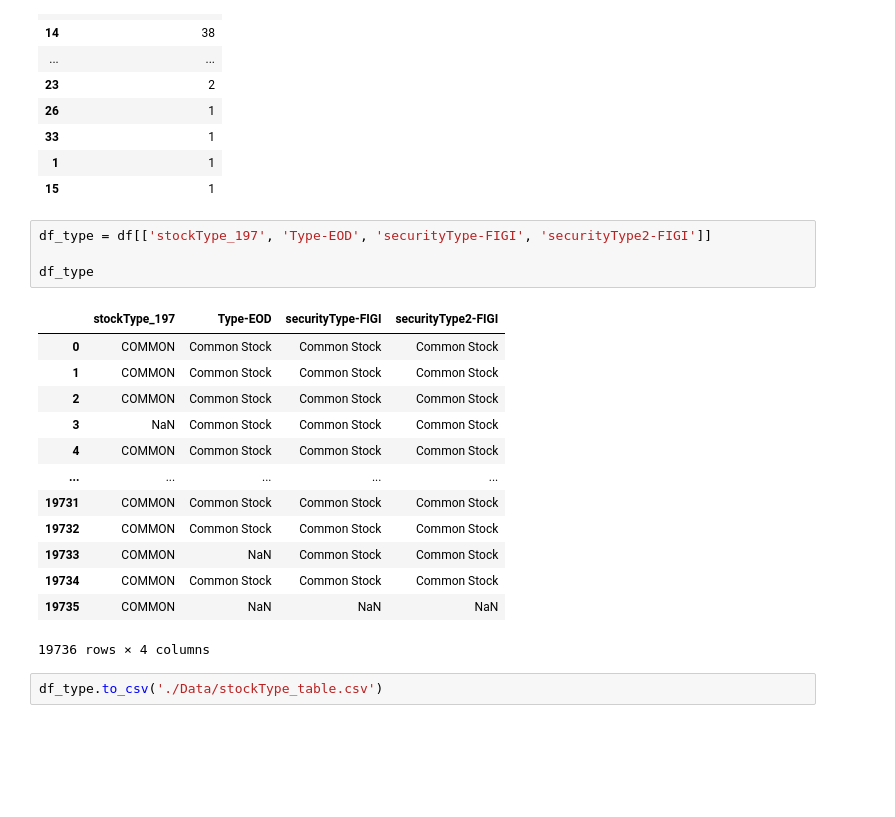
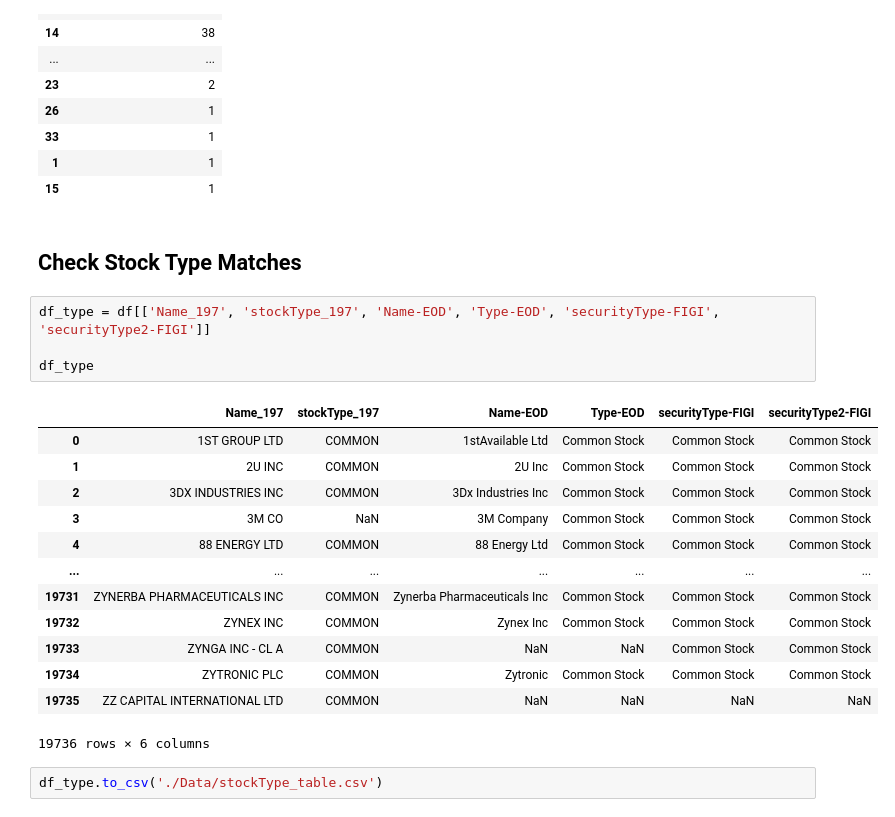
Before and after one commit to mufeng703/GAI-Tsai, a Jupyter notebook: Stock_Metadata/Columns_Ranking.ipynb, the cells around one changed output. Drawn from its saved outputs; the diff is of its cells as text; blank space fills up the shorter version.

```diff
--- a/Stock_Metadata/Columns_Ranking.ipynb
+++ b/Stock_Metadata/Columns_Ranking.ipynb
@@ -119,23 +119,25 @@ df_ck['stockstockType_197_Num'].value_counts().to_frame()
 | 33 | 1 |
 | 1 | 1 |
 | 15 | 1 |
+# %% [markdown]
+## Check Stock Type Matches
 # %%
-df_type = df[['stockType_197', 'Type-EOD', 'securityType-FIGI', 'securityType2-FIGI']]
+df_type = df[['Name_197', 'stockType_197', 'Name-EOD', 'Type-EOD', 'securityType-FIGI', 'securityType2-FIGI']]
 
 df_type
 # %% [output]
-|  | stockType_197 | Type-EOD | securityType-FIGI | securityType2-FIGI |
-| 0 | COMMON | Common Stock | Common Stock | Common Stock |
-| 1 | COMMON | Common Stock | Common Stock | Common Stock |
-| 2 | COMMON | Common Stock | Common Stock | Common Stock |
-| 3 | NaN | Common Stock | Common Stock | Common Stock |
-| 4 | COMMON | Common Stock | Common Stock | Common Stock |
-| ... | ... | ... | ... | ... |
-| 19731 | COMMON | Common Stock | Common Stock | Common Stock |
-| 19732 | COMMON | Common Stock | Common Stock | Common Stock |
-| 19733 | COMMON | NaN | Common Stock | Common Stock |
-| 19734 | COMMON | Common Stock | Common Stock | Common Stock |
-| 19735 | COMMON | NaN | NaN | NaN |
+|  | Name_197 | stockType_197 | Name-EOD | Type-EOD | securityType-FIGI | securityType2-FIGI |
+| 0 | 1ST GROUP LTD | COMMON | 1stAvailable Ltd | Common Stock | Common Stock | Common Stock |
+| 1 | 2U INC | COMMON | 2U Inc | Common Stock | Common Stock | Common Stock |
+| 2 | 3DX INDUSTRIES INC | COMMON | 3Dx Industries Inc | Common Stock | Common Stock | Common Stock |
+| 3 | 3M CO | NaN | 3M Company | Common Stock | Common Stock | Common Stock |
+| 4 | 88 ENERGY LTD | COMMON | 88 Energy Ltd | Common Stock | Common Stock | Common Stock |
+| ... | ... | ... | ... | ... | ... | ... |
+| 19731 | ZYNERBA PHARMACEUTICALS INC | COMMON | Zynerba Pharmaceuticals Inc | Common Stock | Common Stock | Common Stock |
+| 19732 | ZYNEX INC | COMMON | Zynex Inc | Common Stock | Common Stock | Common Stock |
+| 19733 | ZYNGA INC - CL A | COMMON | NaN | NaN | Common Stock | Common Stock |
+| 19734 | ZYTRONIC PLC | COMMON | Zytronic | Common Stock | Common Stock | Common Stock |
+| 19735 | ZZ CAPITAL INTERNATIONAL LTD | COMMON | NaN | NaN | NaN | NaN |
-19736 rows × 4 columns
+19736 rows × 6 columns
 # %%
 df_type.to_csv('./Data/stockType_table.csv')
```
Also changed, not shown: parts of 12 cells of this notebook, 2 other files.
